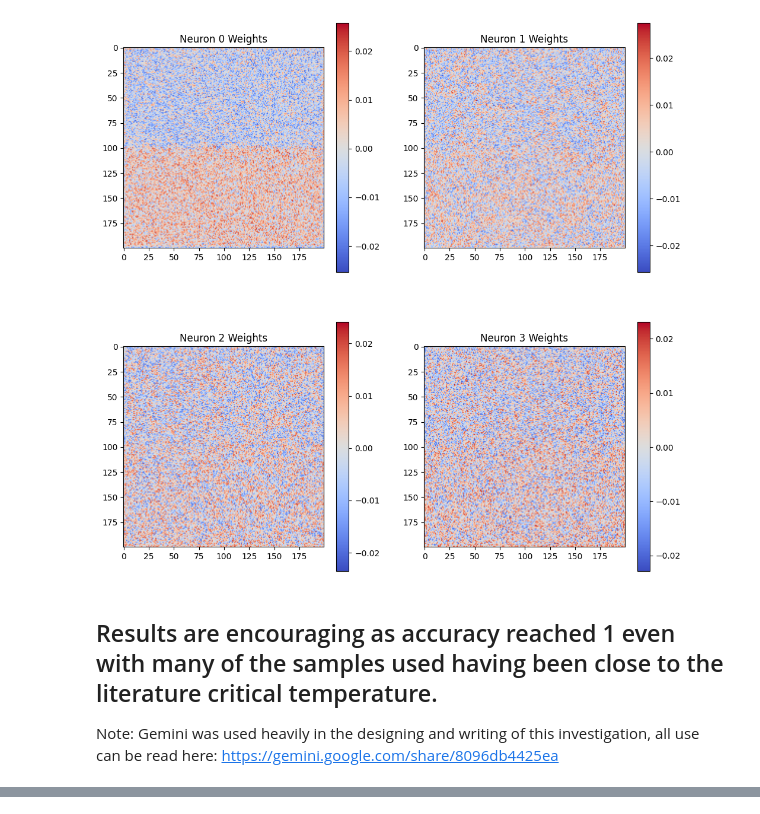
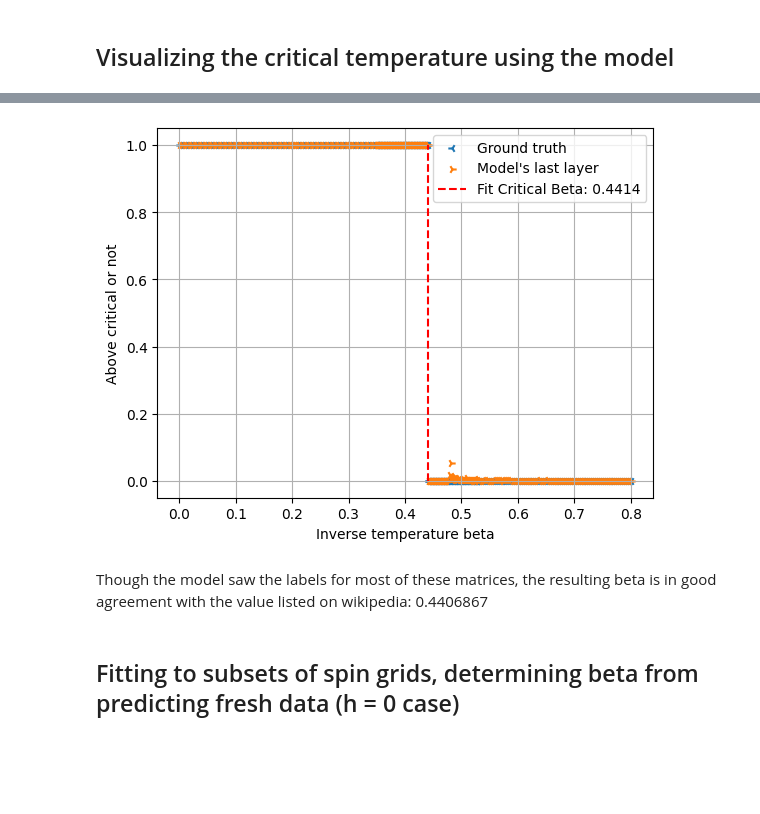
Before and after one commit to ZalanBoss/Ising-BME, a Jupyter notebook: Ising FCN.ipynb, the cells around one changed output, grey strips where cells are left out. Cells and saved outputs as stored; diff of their text form; code cells hidden in the pictures; blank space fills up the shorter version.

```diff
--- a/Ising FCN.ipynb
+++ b/Ising FCN.ipynb
@@ -124,22 +157,21 @@ Epoch 20/20
-# %%
-import matplotlib.pyplot as plt
-
-# model.weights[0] has shape (40000, 64)
-weights = model.get_weights()[0]
-
-# Let's plot the first 4 neurons as 200x200 images
-plt.figure(figsize=(12, 12))
-for i in range(4):
-    plt.subplot(2, 2, i+1)
-    # Reshape the 40,000 weights for one neuron back to 200x200
-    neuron_weights = weights[:, i].reshape(200, 200)
-    plt.imshow(neuron_weights, cmap='coolwarm')
-    plt.title(f'Neuron {i} Weights')
-    plt.colorbar()
-plt.show()
-# %% [output]
-[figure, removed]
-# %% [markdown]
-Results are encouraging as accuracy reached 1 even with many of the samples used having been close to the literature critical temperature.
----
-Note: Gemini was used heavily in the designing and writing of this investigation, all use can be read here: https://gemini.google.com/share/8096db4425ea
+# %% [markdown]
+Visualizing the critical temperature using the model
+---
+# %%
+def smooth_crit_temp(beta, a, k=50):
+    return 1 / (1 + np.exp(k * (beta - a)))
+
+betas = np.array([sample['beta'] for sample in dataset_list])
+criticalities = np.array([sample['criticality'] for sample in dataset_list])
+predictions = model.predict(x_train_flat)
+
+plt.scatter(betas, criticalities, label='Ground truth', marker = '3')
+plt.scatter(betas, predictions, label='Model\'s last layer', marker = '4')
+popt, pcov = op.curve_fit(smooth_crit_temp, betas, predictions.flatten(), p0=[0.3])
+plt.vlines(popt[0], 0, 1, colors='r', linestyles='dashed', label=f'Fit Critical Beta: {popt[0]:.4f}')
+plt.xlabel("Inverse temperature beta")
+plt.ylabel("Above critical or not")
+plt.grid(True)
+plt.legend()
+plt.show()
+# %% [output]
@@ -145,0 +179,6 @@ Note: Gemini was used heavily in the designing and writing of this investigation
+[figure, added]
+# %% [markdown]
+Though the model saw the labels for most of these matrices, the resulting beta is in good agreement with the value listed on wikipedia: 0.4406867
+# %% [markdown]
+Fitting to subsets of spin grids, determining beta from predicting fresh data (h = 0 case)
+---
```
Also changed, not shown: parts of 11 cells of this notebook.
